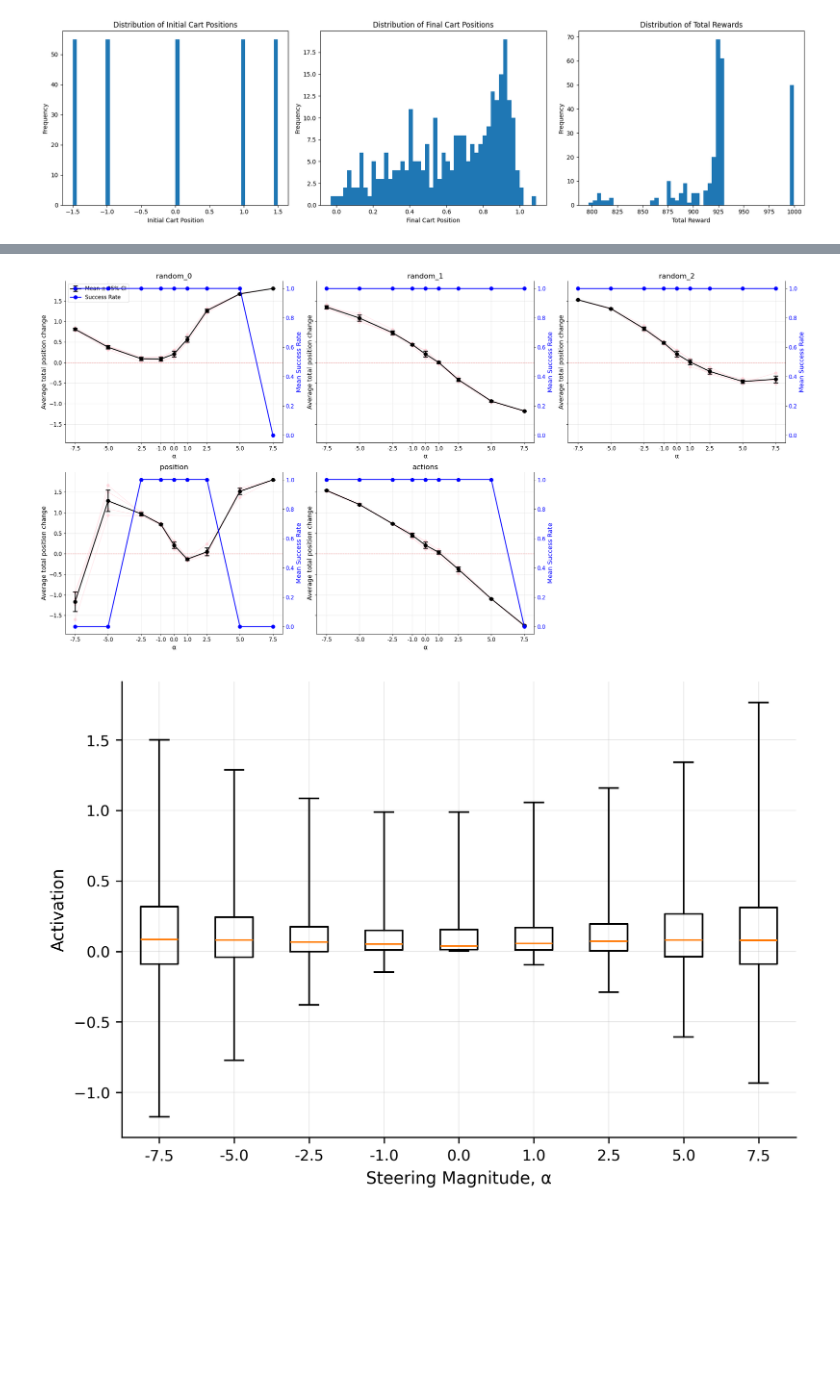
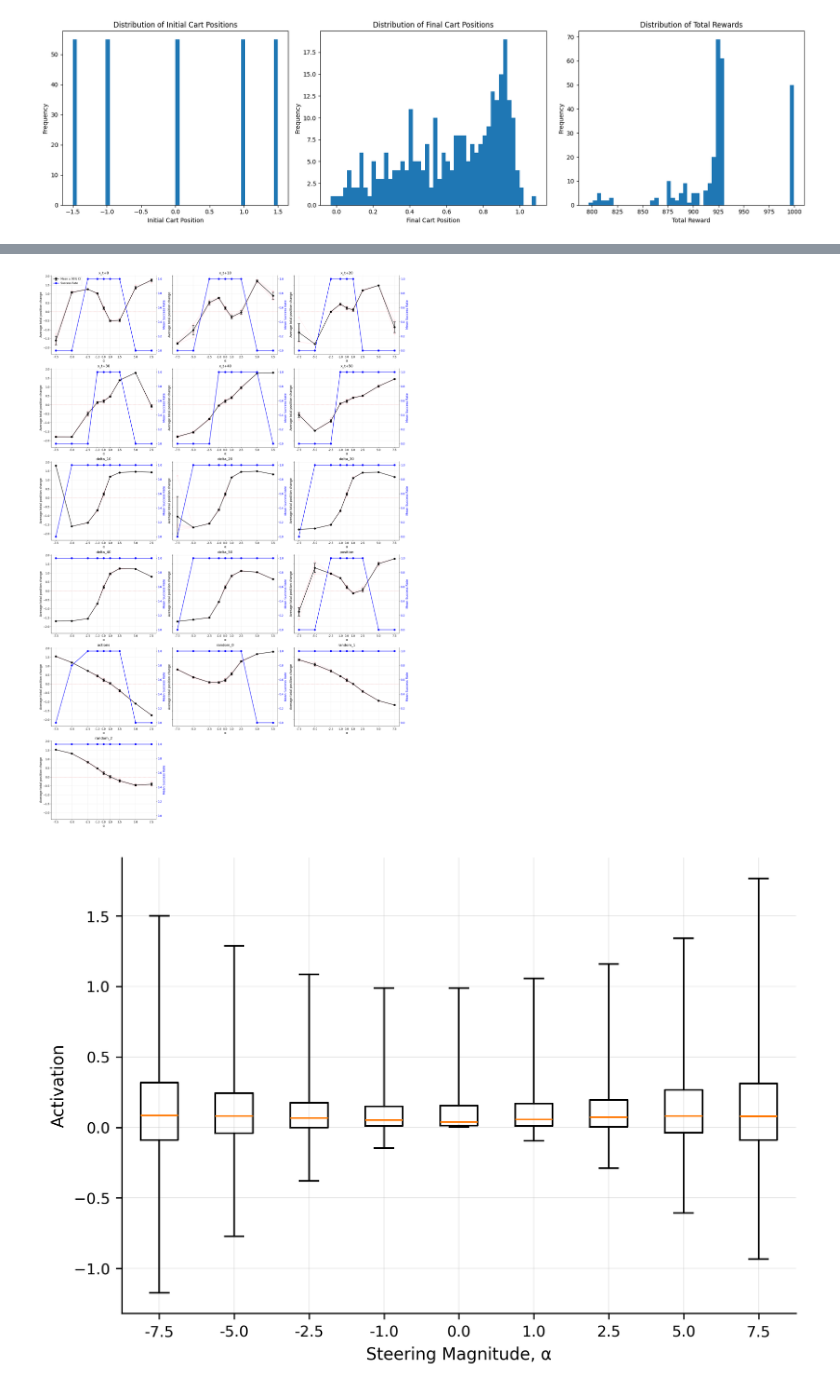
Before and after one commit to dynamical-inference/tdmpc2, a Jupyter notebook: analysis/25-12-15-steering_analysis_noncentered.ipynb, the cells around one changed output, grey strips where cells are left out. Drawn from its saved outputs; the diff is of its cells as text; code cells hidden in the pictures; blank space fills up the shorter version.

```diff
--- a/analysis/25-12-15-steering_analysis_noncentered.ipynb
+++ b/analysis/25-12-15-steering_analysis_noncentered.ipynb
@@ -111,5 +110,5 @@ Found 225 configurations
 # %%
-df = compute_success(df, starting_step=0, consecutive_steps=200)
+df = compute_success(df, starting_step=0, consecutive_steps=400)
 # %%
 dim_names = {
     0: 'Cart Position',
@@ -141,6 +140,11 @@ df['cumulative_position_change'] = df['observations'].apply(
 # Get unique direction strings
 
 direction_order = ['random_0', 'random_1', 'random_2', 'position', 'actions']
+direction_order = [
+    'x_t+0', 'x_t+10', 'x_t+20', 'x_t+30', 'x_t+40', 'x_t+50', 'delta_10',
+    'delta_20', 'delta_30', 'delta_40', 'delta_50', 'position', 'actions',
+    'random_0', 'random_1', 'random_2'
+]
 direction_strs = direction_order
 n_directions = len(direction_strs)
 y_var = 'total_position_change_midepisode'
@@ -226,34 +230,34 @@ for idx, direction_str in enumerate(direction_strs):
 
     ax2.plot(alphas,
              success_rates,
              'o-',
              color='blue',
              linewidth=2,
              markersize=8,
              label='Success Rate')
     ax2.tick_params(axis='y', labelcolor='blue', labelsize=12)
 
     # Title
     ax1.set_title(direction_str, fontsize=16)
 
     # Legend (only for first plot)
     if idx == 0:
         lines1, labels1 = ax1.get_legend_handles_labels()
         lines2, labels2 = ax2.get_legend_handles_labels()
         ax1.legend(lines1 + lines2,
                    labels1 + labels2,
                    loc='upper left',
                    fontsize=12)
 
 # Hide any unused subplots
 for idx in range(n_directions, len(axes)):
     axes[idx].set_visible(False)
 
 plt.tight_layout()
 sns.despine(top=True, right=False)
 plt.show()
 # %% [output]
-[figure, old version]
+[figure, new version]
 # %%
 # Plot a boxplot of latent state values by magnitude, one plot for each lasso alpha
 lasso_alphas_sorted = sorted(df['config_lasso_alpha'].unique())
```
Also changed, not shown: parts of 8 cells of this notebook, 1 other file.
